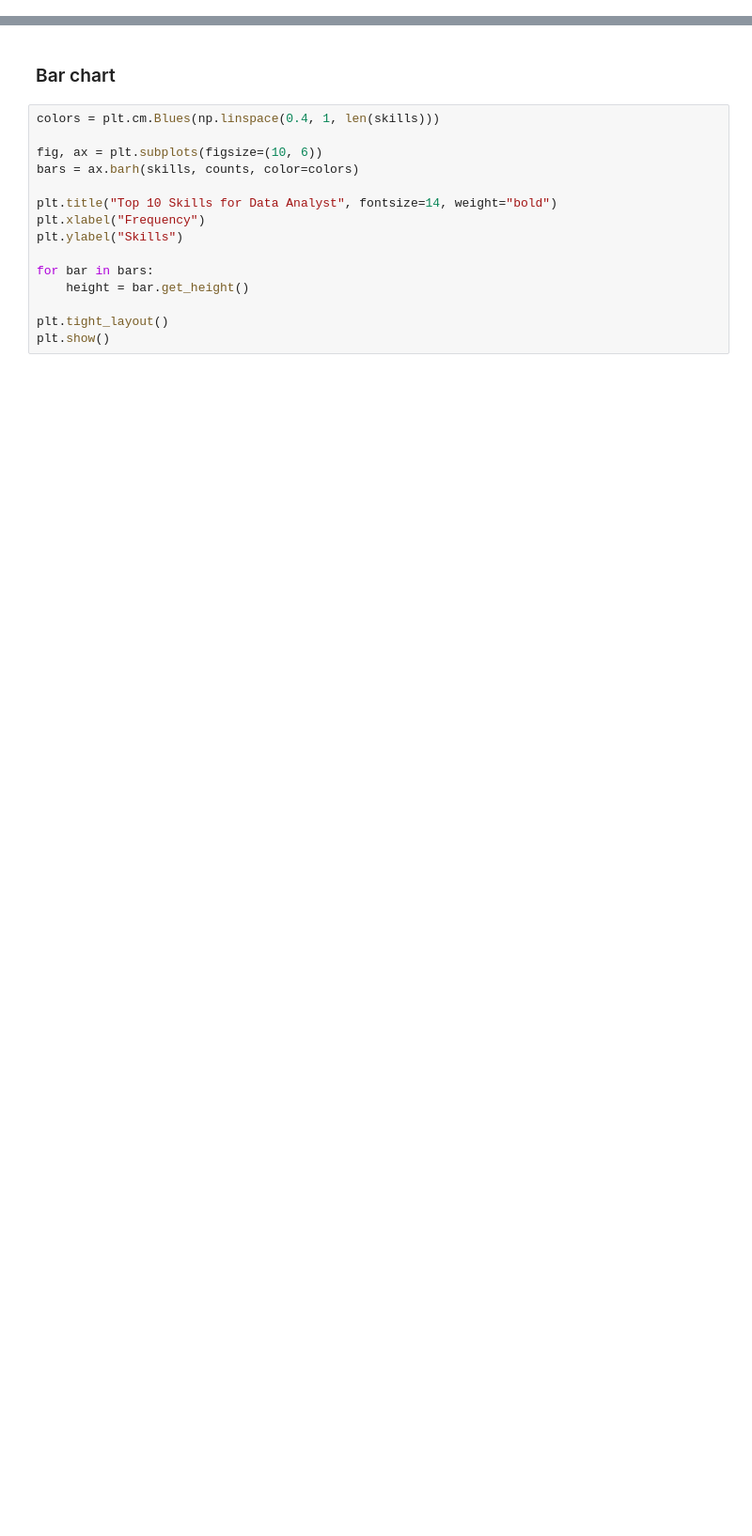
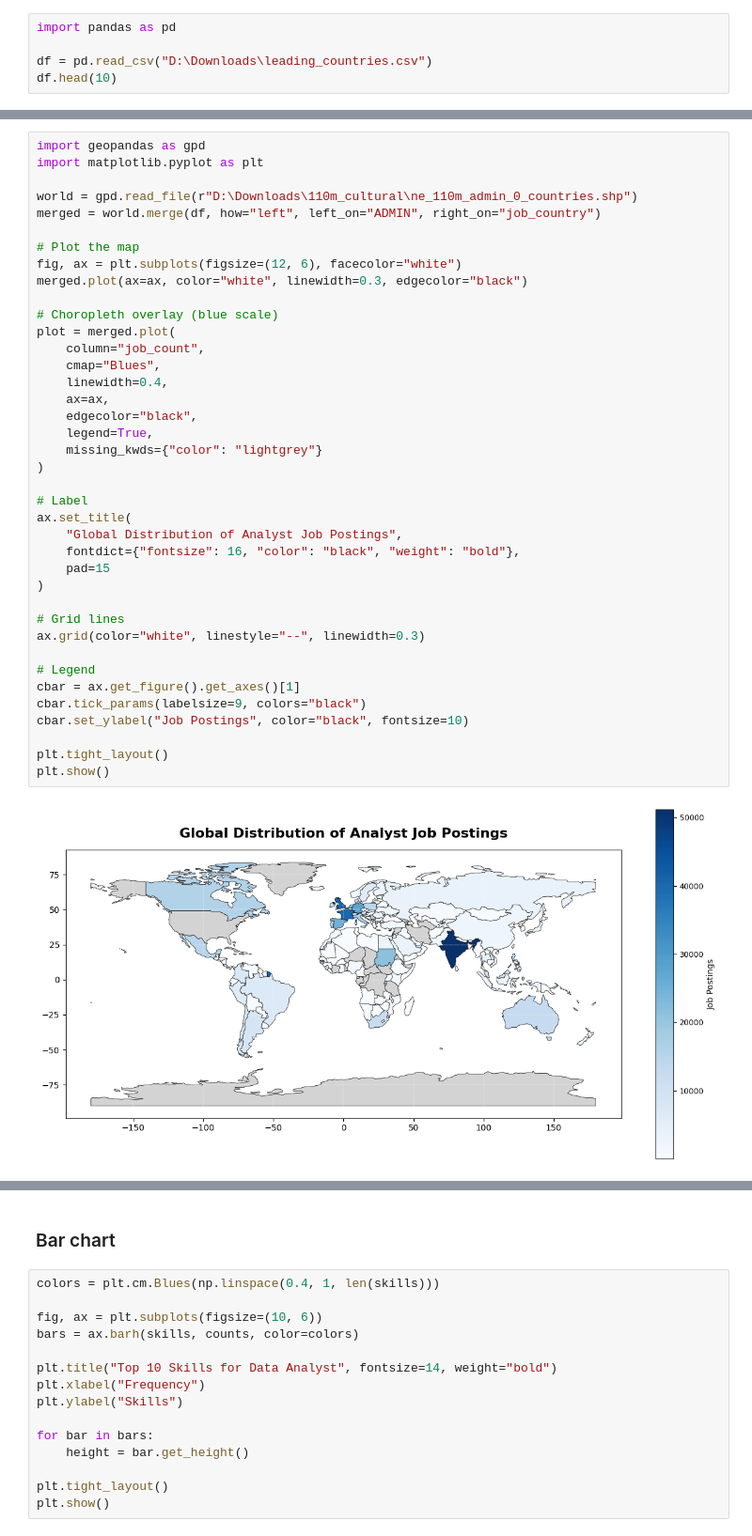
Before and after one commit to Nhido1105/SQL_Project_Analysis, a Jupyter notebook: project_sql/charts.ipynb, the cells around one changed output, grey strips where cells are left out. Shown at 94% size. Saved outputs shown, nothing was run; the diff lists cells and outputs as text; blank space fills up the shorter version.

```diff
--- a/project_sql/charts.ipynb
+++ b/project_sql/charts.ipynb
@@ -2,0 +5,5 @@
+# %%
+import pandas as pd
+
+df = pd.read_csv("D:\Downloads\leading_countries.csv")
+df.head(10)
@@ -2,0 +22,41 @@
+# %%
+import geopandas as gpd
+import matplotlib.pyplot as plt
+
+world = gpd.read_file(r"D:\Downloads\110m_cultural\ne_110m_admin_0_countries.shp")
+merged = world.merge(df, how="left", left_on="ADMIN", right_on="job_country")
+
+# Plot the map
+fig, ax = plt.subplots(figsize=(12, 6), facecolor="white")
+merged.plot(ax=ax, color="white", linewidth=0.3, edgecolor="black")
+
+# Choropleth overlay (blue scale)
+plot = merged.plot(
+    column="job_count",
+    cmap="Blues",
+    linewidth=0.4,
+    ax=ax,
+    edgecolor="black",
+    legend=True,
+    missing_kwds={"color": "lightgrey"}
+)
+
+# Label
+ax.set_title(
+    "Global Distribution of Analyst Job Postings",
+    fontdict={"fontsize": 16, "color": "black", "weight": "bold"},
+    pad=15
+)
+
+# Grid lines
+ax.grid(color="white", linestyle="--", linewidth=0.3)
+
+# Legend
+cbar = ax.get_figure().get_axes()[1]
+cbar.tick_params(labelsize=9, colors="black")
+cbar.set_ylabel("Job Postings", color="black", fontsize=10)
+
+plt.tight_layout()
+plt.show()
+# %% [output]
+[figure, added]
```
Also changed, not shown: parts of 10 cells of this notebook, 7 other files.
